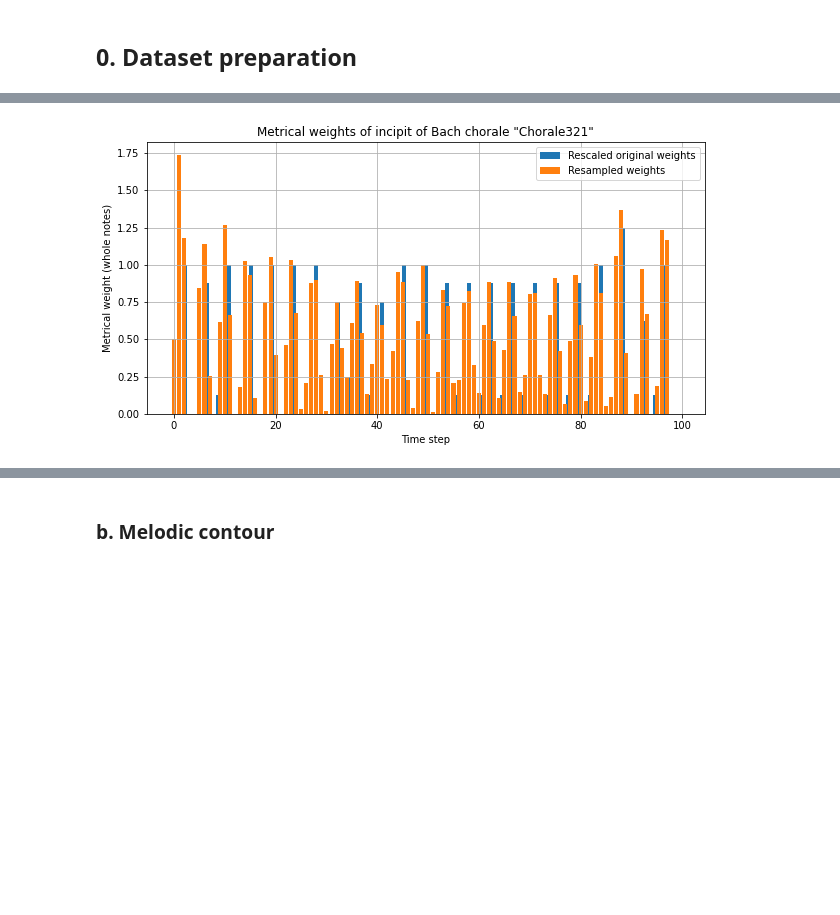
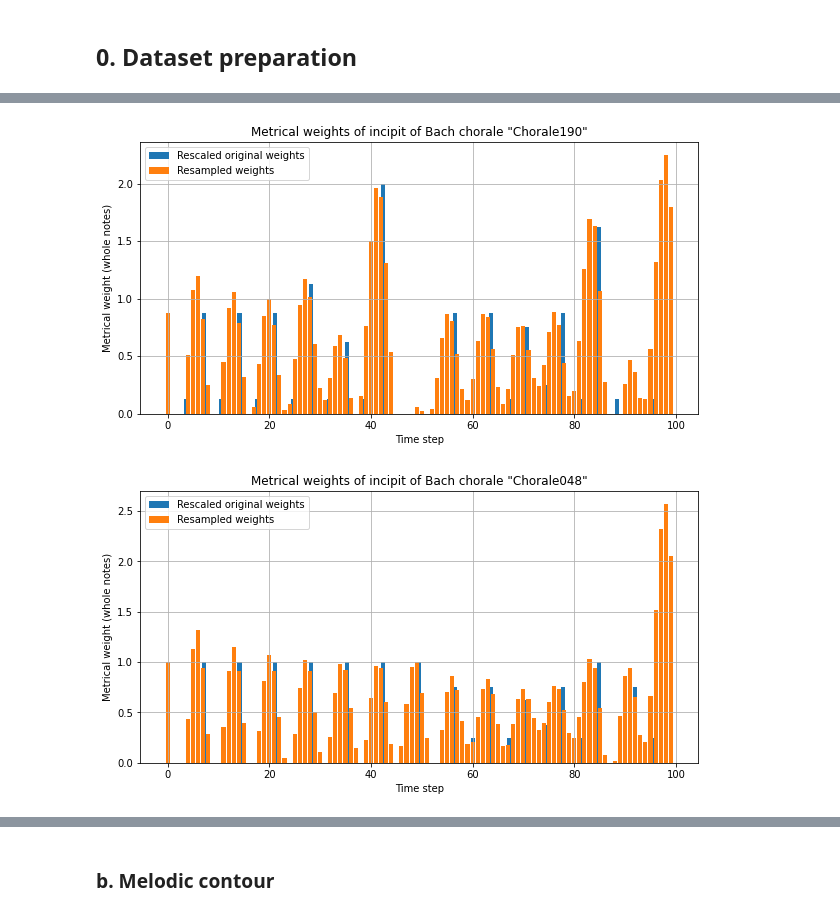
Before and after one commit to mikqs/digital-musicology, a Jupyter notebook: Group_6_A3/Group_6_A3.ipynb, the cells around one changed output, grey strips where cells are left out. Cells and saved outputs as stored; diff of their text form; code cells hidden in the pictures; blank space fills up the shorter version.

```diff
--- a/Group_6_A3/Group_6_A3.ipynb
+++ b/Group_6_A3/Group_6_A3.ipynb
@@ -106,6 +113,7 @@ random_piece_df
 
 # Create dictionary of metrical weights for each piece at each onset
 summed_durations_dict = {}
+summed_durations_resampled_dict = {}
 # Loop
 for piece in piece_staffs.keys():
     piece_df = fermata_df[fermata_df['piece'] == piece]
@@ -114,9 +122,20 @@ for piece in piece_staffs.keys():
     sampling_period = minimum_note_durations[piece]
 
     # Create equally spaced bins sampled by minimum note resolution
-    bins = np.arange(0, (last_onset+sampling_period+1e-10), sampling_period)
-    binned_onsets = pd.cut(piece_df['global_onset'], bins, right = True)
+    bins = create_time_series(start=0, end=(last_onset+sampling_period), spacing=sampling_period)
+    binned_onsets = pd.cut(piece_df['global_onset'], bins, right = False)
+
+    # Create equally spaced bins sampled by minimum note resolution
+    bins = create_time_series(start=0, end=101, spacing=1)
+    binned_onsets = pd.cut(piece_df['global_onset']/last_onset, bins, right = False)
 
     # Sum durations of notes at each onset to get metrical weights
     summed_durations_dict[piece] = piece_df.groupby(binned_onsets)['duration'].sum().apply(float)
+
+    # Sample 100 equally spaced weights from the original signal (set negative samples to 0)
+    N = 100
+    summed_durations = summed_durations_dict[piece].values
+    summed_durations_resampled_dict[piece] = [max(res, 0) for res in signal.resample(summed_durations, num=N)]
+
+print(bins)
 # %% [output]
@@ -125,29 +144,33 @@ Wall time: 4.44 s
 # %%
-# Plot metrical weights for a random piece
-random_piece = fermata_df['piece'].sample(n=1).item()
+def plot_metrical_weights(piece):
+    # Retrieve resampled signal
+    time_steps_resampled = np.arange(0, N, 1)
+    summed_durations_resampled = summed_durations_resampled_dict[piece]
 
-last_onset = last_piece_onsets[random_piece]
-sampling_period = minimum_note_durations[random_piece]
+    # Retrieve original signal
+    last_onset = last_piece_onsets[piece]
+    sampling_period = minimum_note_durations[piece]
+    time_steps = create_time_series(start=0, end=last_onset, spacing=sampling_period)
+    # Rescale original signal as the resampled signal for plotting
+    time_steps_rescaled = time_steps*(N-1)/last_onset
+    summed_durations = summed_durations_dict[piece].values
 
-time_steps = np.arange(0, (last_onset+1e-10), sampling_period)
-summed_durations = summed_durations_dict[random_piece].values
+    plt.figure(figsize=(10, 5))
+    plt.bar(time_steps_rescaled, summed_durations)
+    plt.bar(time_steps_resampled, summed_durations_resampled)
+    plt.xlabel('Time step')
+    plt.ylabel('Metrical weight (whole notes)')
+    plt.title(f'Metrical weights of incipit of Bach chorale "{piece}"')
+    plt.legend(['Rescaled original weights', 'Resampled weights'])
+    plt.grid()
+    plt.show()
 
-# Sample 100 equally spaced weights from the original signal (set negative samples to 0)
-N = 100
-time_steps_resampled = np.arange(0, N, 1)
-summed_durations_resampled = [max(res, 0) for res in signal.resample(summed_durations, num=N)]
+# Plot metrical weights for 2 random pieces
+random_piece_a = fermata_df['piece'].sample(n=1).item()
+random_piece_b = fermata_df['piece'].sample(n=1).item()
 
-# Rescale original signal for plotting
-time_steps_rescaled = time_steps*(N-1)/last_onset
-
-plt.figure(figsize=(10, 5))
-plt.bar(time_steps_rescaled, summed_durations)
-plt.bar(time_steps_resampled, summed_durations_resampled)
-plt.xlabel('Time step')
-plt.ylabel('Metrical weight (whole notes)')
-plt.title(f'Metrical weights of incipit of Bach chorale "{random_piece}"')
-plt.legend(['Rescaled original weights', 'Resampled weights'])
-plt.grid()
-plt.show()
+plot_metrical_weights(random_piece_a)
+plot_metrical_weights(random_piece_b)
 # %% [output]
-[figure, old version]
+[figure, new version]
+[figure, added]
```
Also changed, not shown: parts of 19 cells of this notebook.
